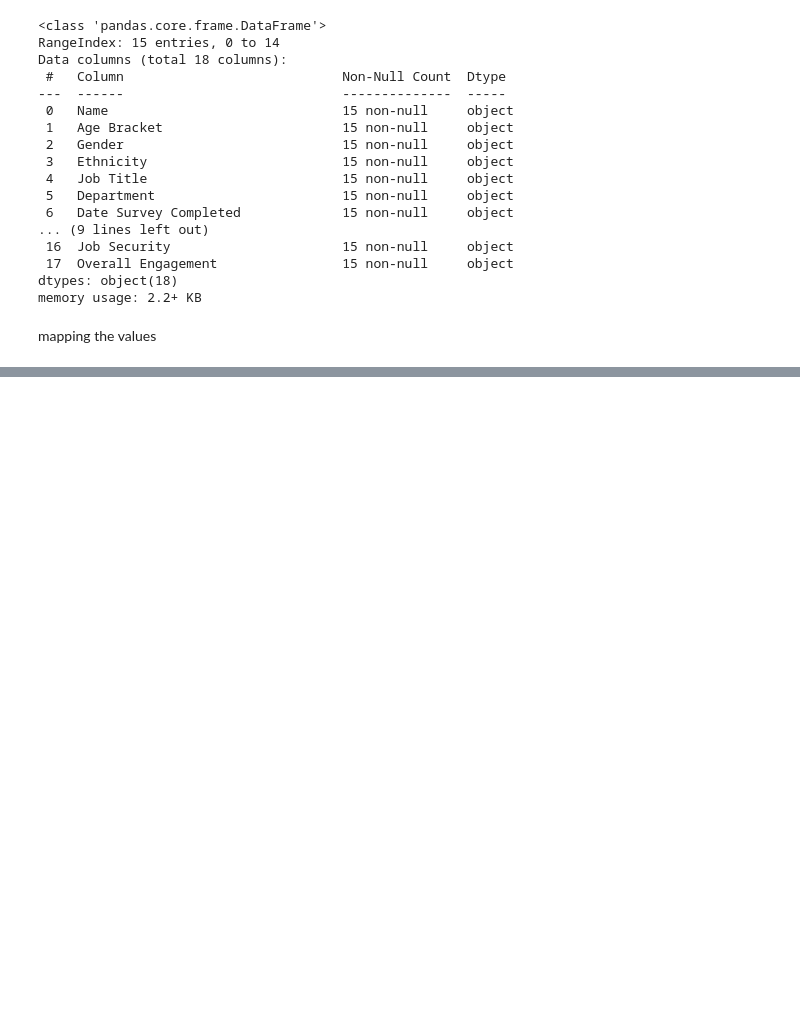
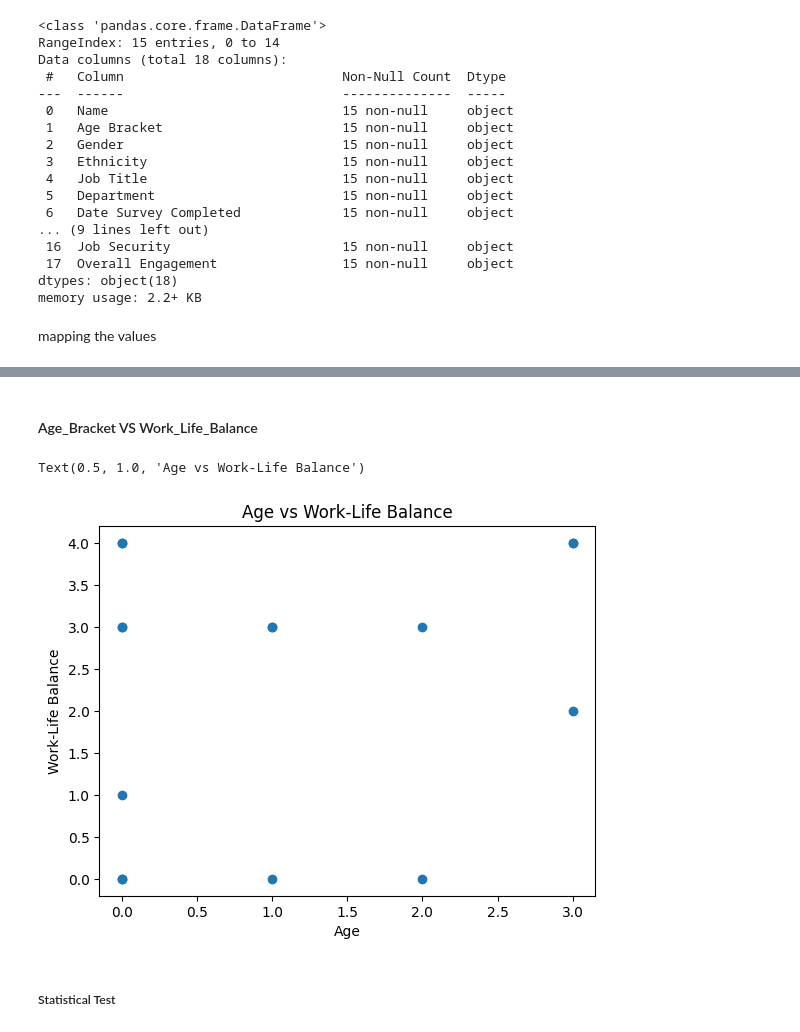
Before and after one commit to akriti-thakur/jupyter-notebook, a Jupyter notebook: Analysing Employee Experience.ipynb, the cells around one changed output, grey strips where cells are left out. Saved outputs shown, nothing was run; the diff lists cells and outputs as text; code cells hidden in the pictures; blank space fills up the shorter version.

```diff
--- a/Analysing Employee Experience.ipynb
+++ b/Analysing Employee Experience.ipynb
@@ -115,0 +161,12 @@ stats_df
+# %% [markdown]
+#### Age_Bracket VS Work_Life_Balance
+# %%
+plt.scatter(df['Age_Bracket'], df['Work_Life_Balance'])
+plt.xlabel('Age')
+plt.ylabel('Work-Life Balance')
+plt.title('Age vs Work-Life Balance')
+# %% [output]
+Text(0.5, 1.0, 'Age vs Work-Life Balance')
+[figure, added]
+# %% [markdown]
+##### Statistical Test
```
Also changed, not shown: parts of 20 cells of this notebook, 1 other file.
